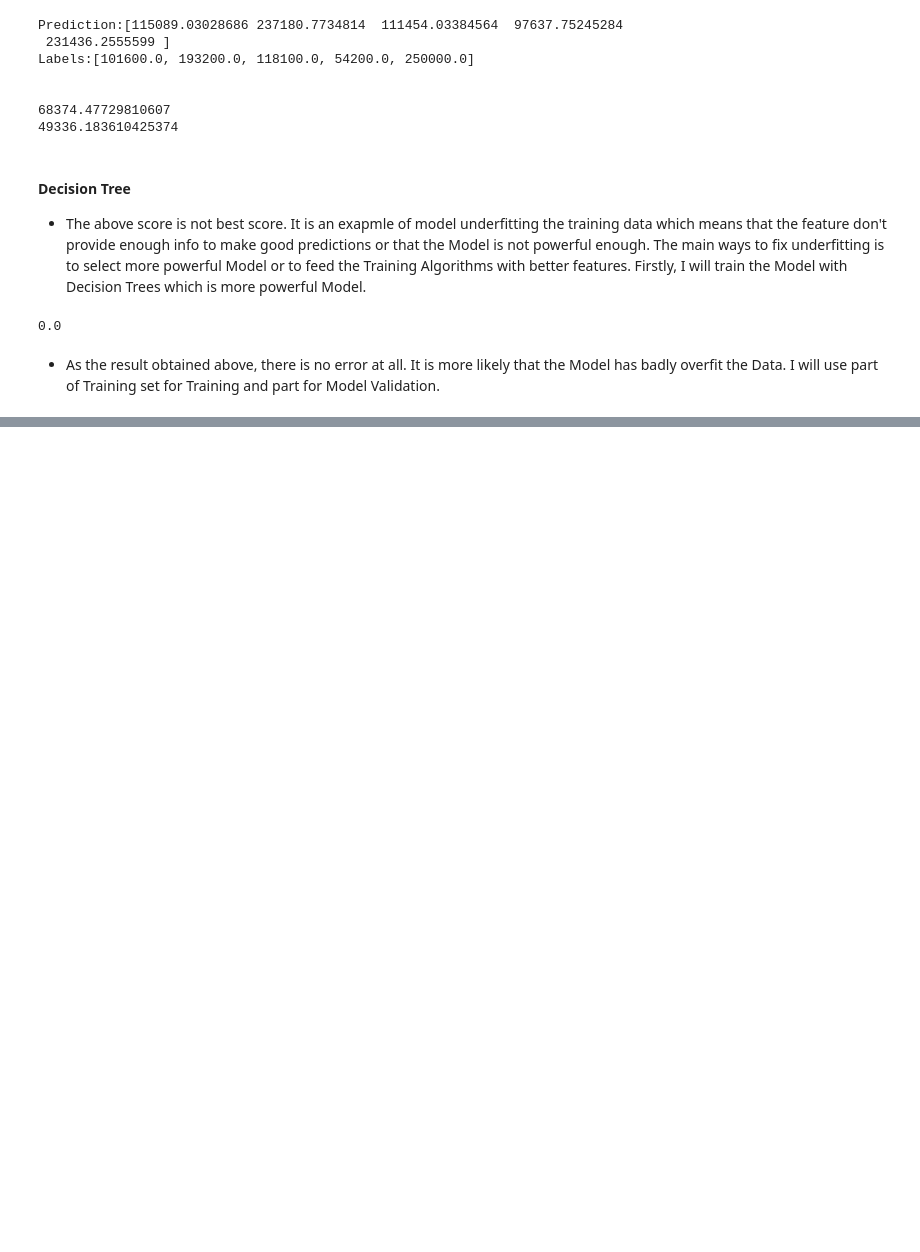
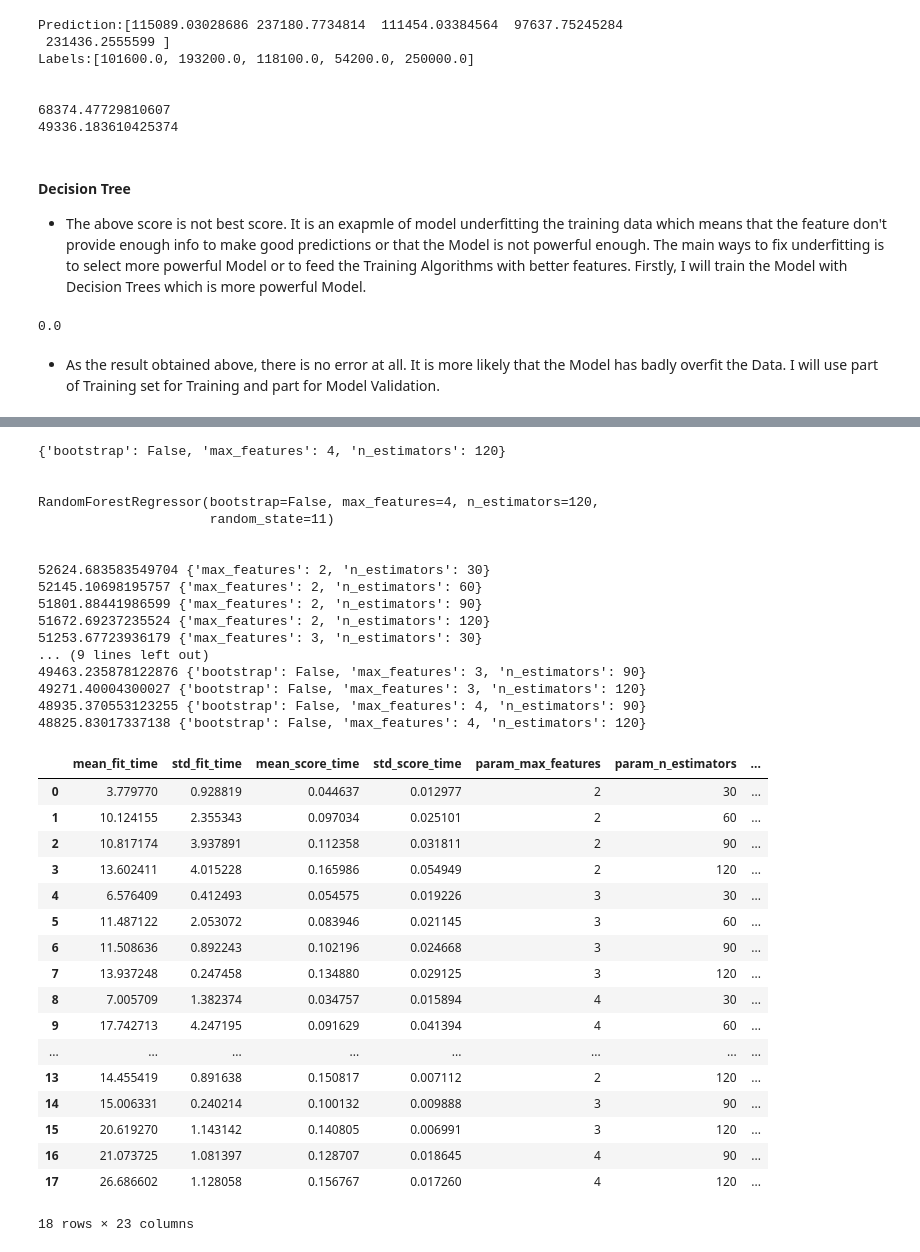
Before and after one commit to prijall/MachineLearning, a Jupyter notebook: CaliforniaHousing_Prices/California Housing Prices.ipynb, the cells around one changed output, grey strips where cells are left out. Cells and saved outputs as stored; diff of their text form; code cells hidden in the pictures; blank space fills up the shorter version.

```diff
--- a/CaliforniaHousing_Prices/California Housing Prices.ipynb
+++ b/CaliforniaHousing_Prices/California Housing Prices.ipynb
@@ -497,0 +531,15 @@ print(tree_rmse)
+# %%
+#@ Random forest Regressor:
+
+forest_reg=RandomForestRegressor(n_estimators=160, min_samples_leaf=3, n_jobs=-1, random_state=11)
+forest_reg.fit(housing_prepared, housing_labels)
+housing_predictions=forest_reg.predict(housing_prepared)
+forest_mse=mean_squared_error(housing_labels, housing_predictions)
+forest_rmse=np.sqrt(forest_mse)
+print('\n')
+
+#@ Random Forest Regressor with cross validation:
+
+forest_scores=cross_val_score(forest_reg, housing_prepared, housing_labels, scoring='neg_mean_squared_error', cv=10)
+forest_scores_rmse=np.sqrt(-forest_scores)
+display_scores(forest_scores_rmse)
@@ -497,0 +552,62 @@ print(tree_rmse)
+# %%
+#@ Grid Search and Tuning the model:
+
+param_grid=[
+           {'n_estimators':[30, 60, 90, 120], 'max_features':[2,3,4]},
+           {'bootstrap':[False], 'n_estimators':[90, 120], 'max_features':[2, 3, 4]}
+]
+
+forest_reg=RandomForestRegressor(random_state=11)
+
+grid_search=GridSearchCV(forest_reg, param_grid, cv=5, scoring='neg_mean_squared_error', return_train_score=True)
+grid_search.fit(housing_prepared, housing_labels)
+
+#@ Inspecting The Result:
+print(grid_search.best_params_)
+print('\n')
+print(grid_search.best_estimator_)
+print('\n')
+
+#@ Inspecting the scores:
+cvresults=grid_search.cv_results_
+for  mean_score, params in zip(cvresults['mean_test_score'], cvresults['params']):
+    print(np.sqrt(-mean_score), params)
+print('\n')
+
+IPython.display.display(pd.DataFrame(grid_search.cv_results_))
+# %% [output]
+{'bootstrap': False, 'max_features': 4, 'n_estimators': 120}
+
+
+RandomForestRegressor(bootstrap=False, max_features=4, n_estimators=120,
+                      random_state=11)
+
+
+52624.683583549704 {'max_features': 2, 'n_estimators': 30}
+52145.10698195757 {'max_features': 2, 'n_estimators': 60}
+51801.88441986599 {'max_features': 2, 'n_estimators': 90}
+51672.69237235524 {'max_features': 2, 'n_estimators': 120}
+51253.67723936179 {'max_features': 3, 'n_estimators': 30}
+... (9 lines left out)
+49463.235878122876 {'bootstrap': False, 'max_features': 3, 'n_estimators': 90}
+49271.40004300027 {'bootstrap': False, 'max_features': 3, 'n_estimators': 120}
+48935.370553123255 {'bootstrap': False, 'max_features': 4, 'n_estimators': 90}
+48825.83017337138 {'bootstrap': False, 'max_features': 4, 'n_estimators': 120}
+|  | mean_fit_time | std_fit_time | mean_score_time | std_score_time | param_max_features | param_n_estimators | ... |
+| 0 | 3.779770 | 0.928819 | 0.044637 | 0.012977 | 2 | 30 | ... |
+| 1 | 10.124155 | 2.355343 | 0.097034 | 0.025101 | 2 | 60 | ... |
+| 2 | 10.817174 | 3.937891 | 0.112358 | 0.031811 | 2 | 90 | ... |
+| 3 | 13.602411 | 4.015228 | 0.165986 | 0.054949 | 2 | 120 | ... |
+| 4 | 6.576409 | 0.412493 | 0.054575 | 0.019226 | 3 | 30 | ... |
+| 5 | 11.487122 | 2.053072 | 0.083946 | 0.021145 | 3 | 60 | ... |
+| 6 | 11.508636 | 0.892243 | 0.102196 | 0.024668 | 3 | 90 | ... |
+| 7 | 13.937248 | 0.247458 | 0.134880 | 0.029125 | 3 | 120 | ... |
+| 8 | 7.005709 | 1.382374 | 0.034757 | 0.015894 | 4 | 30 | ... |
+| 9 | 17.742713 | 4.247195 | 0.091629 | 0.041394 | 4 | 60 | ... |
+| ... | ... | ... | ... | ... | ... | ... | ... |
+| 13 | 14.455419 | 0.891638 | 0.150817 | 0.007112 | 2 | 120 | ... |
+| 14 | 15.006331 | 0.240214 | 0.100132 | 0.009888 | 3 | 90 | ... |
+| 15 | 20.619270 | 1.143142 | 0.140805 | 0.006991 | 3 | 120 | ... |
+| 16 | 21.073725 | 1.081397 | 0.128707 | 0.018645 | 4 | 90 | ... |
+| 17 | 26.686602 | 1.128058 | 0.156767 | 0.017260 | 4 | 120 | ... |
+18 rows × 23 columns
```
Also changed, not shown: parts of 2 cells of this notebook.
